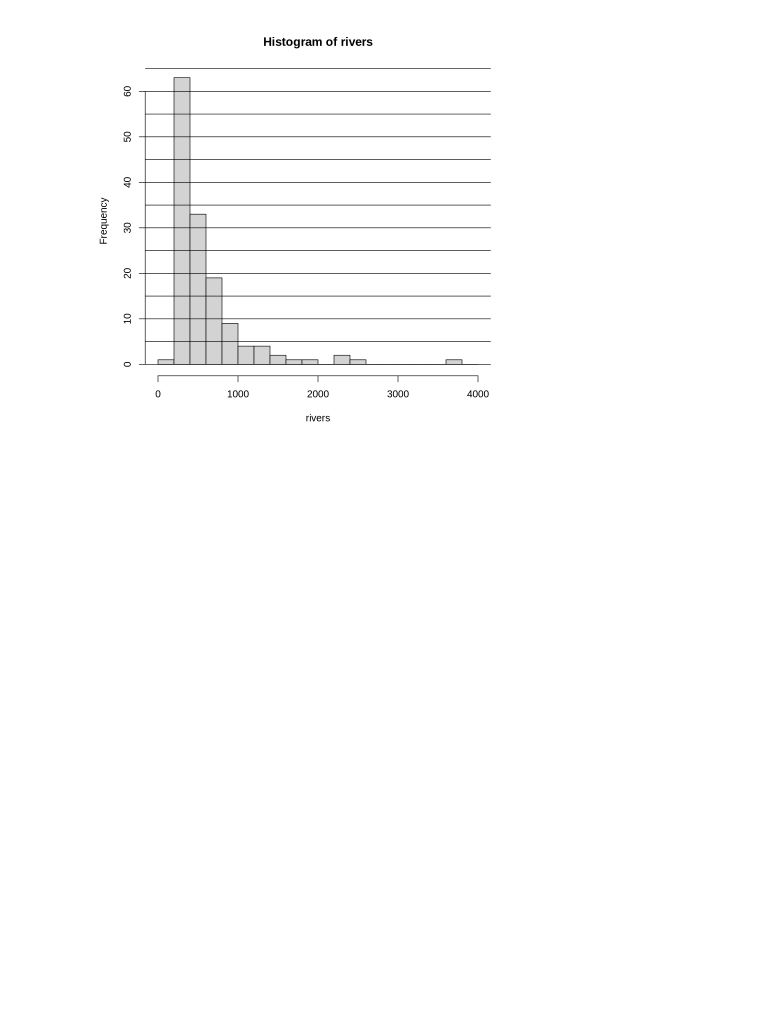
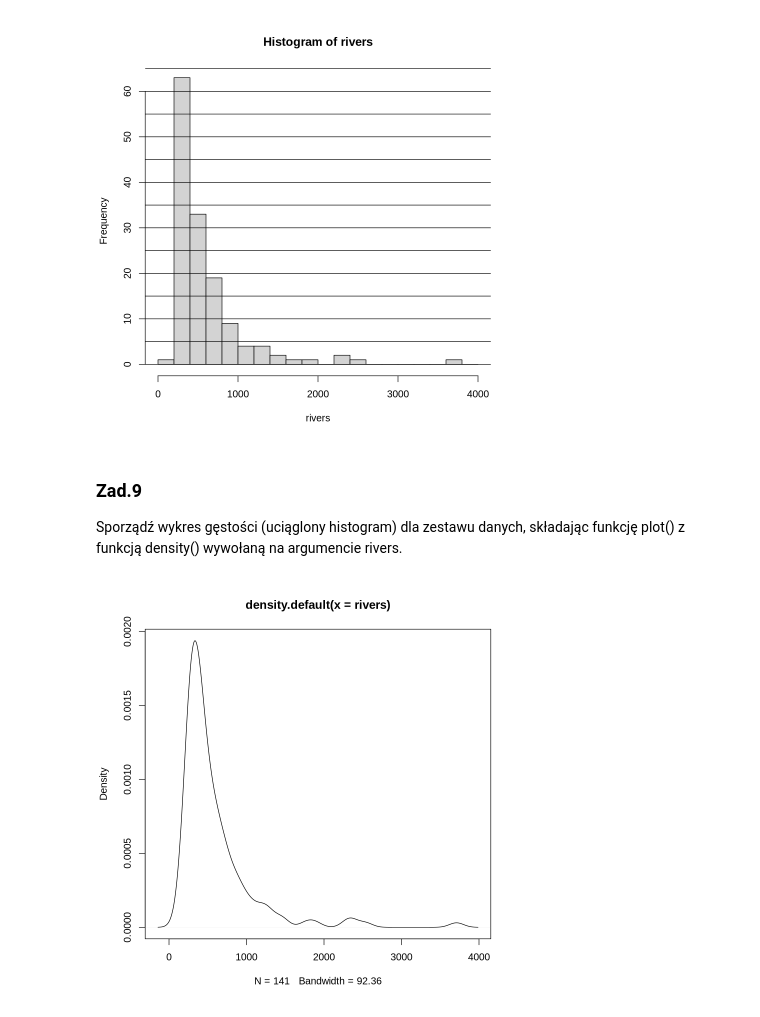
Before and after one commit to 30james00/pollub_R, a Jupyter notebook: Lab3.ipynb, the cells around one changed output. Saved outputs shown, nothing was run; the diff lists cells and outputs as text; code cells hidden in the pictures; blank space fills up the shorter version.

```diff
--- a/Lab3.ipynb
+++ b/Lab3.ipynb
@@ -72,3 +141,10 @@ hist(rivers, seq(0, 4000, by = 200))
 abline(h = seq(0, 100, by = 5))
 # %% [output]
 [figure]
+# %% [markdown]
+### Zad.9
+Sporządź wykres gęstości (uciąglony histogram) dla zestawu danych, składając funkcję plot() z funkcją density() wywołaną na argumencie rivers.
+# %%
+plot(density(rivers))
+# %% [output]
+[figure, added]
```
Also changed, not shown: parts of 18 cells of this notebook, 2 other files.
